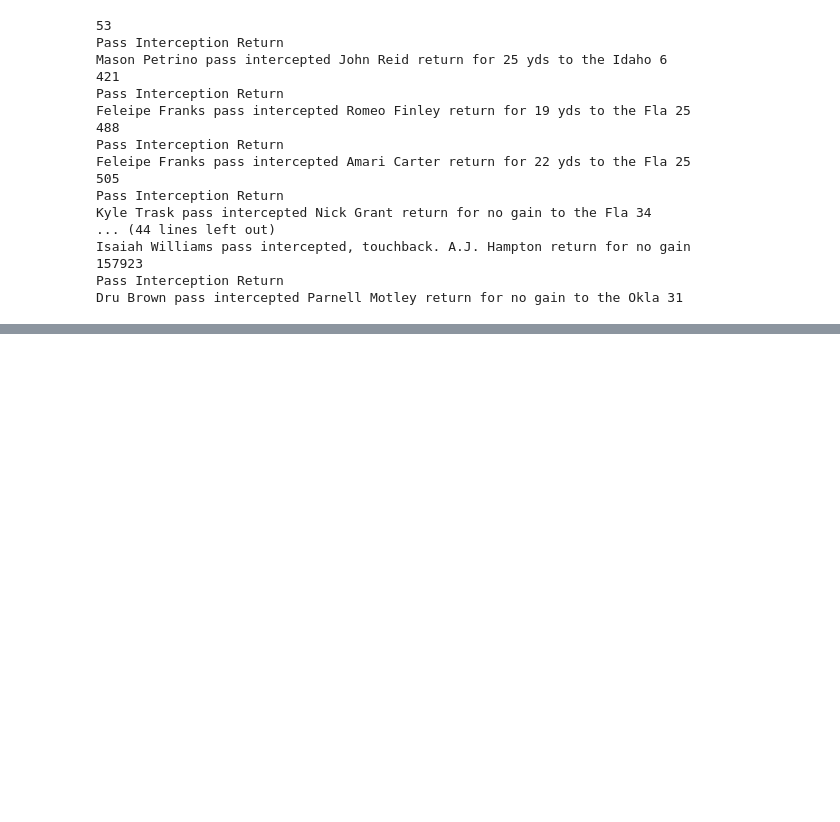
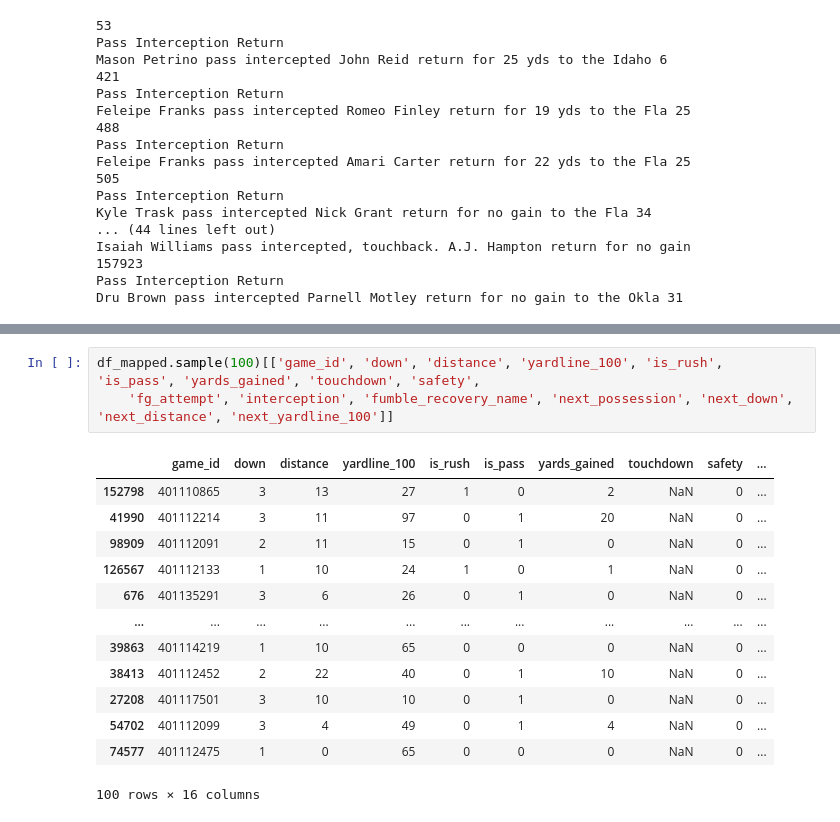
Before and after one commit to kobzajj/cfb-analytics, a Jupyter notebook: ad_hoc_analysis/2019_pbp_analysis.ipynb, the cells around one changed output, grey strips where cells are left out. Cells and saved outputs as stored; diff of their text form; blank space fills up the shorter version.

```diff
--- a/ad_hoc_analysis/2019_pbp_analysis.ipynb
+++ b/ad_hoc_analysis/2019_pbp_analysis.ipynb
@@ -273,0 +282,17 @@ df_mapped[df_mapped['interception'].notna()].head(10)
+# %%
+df_mapped.sample(100)[['game_id', 'down', 'distance', 'yardline_100', 'is_rush', 'is_pass', 'yards_gained', 'touchdown', 'safety',
+    'fg_attempt', 'interception', 'fumble_recovery_name', 'next_possession', 'next_down', 'next_distance', 'next_yardline_100']]
+# %% [output]
+|  | game_id | down | distance | yardline_100 | is_rush | is_pass | yards_gained | touchdown | safety | ... |
+| 152798 | 401110865 | 3 | 13 | 27 | 1 | 0 | 2 | NaN | 0 | ... |
+| 41990 | 401112214 | 3 | 11 | 97 | 0 | 1 | 20 | NaN | 0 | ... |
+| 98909 | 401112091 | 2 | 11 | 15 | 0 | 1 | 0 | NaN | 0 | ... |
+| 126567 | 401112133 | 1 | 10 | 24 | 1 | 0 | 1 | NaN | 0 | ... |
+| 676 | 401135291 | 3 | 6 | 26 | 0 | 1 | 0 | NaN | 0 | ... |
+| ... | ... | ... | ... | ... | ... | ... | ... | ... | ... | ... |
+| 39863 | 401114219 | 1 | 10 | 65 | 0 | 0 | 0 | NaN | 0 | ... |
+| 38413 | 401112452 | 2 | 22 | 40 | 0 | 1 | 10 | NaN | 0 | ... |
+| 27208 | 401117501 | 3 | 10 | 10 | 0 | 1 | 0 | NaN | 0 | ... |
+| 54702 | 401112099 | 3 | 4 | 49 | 0 | 1 | 4 | NaN | 0 | ... |
+| 74577 | 401112475 | 1 | 0 | 65 | 0 | 0 | 0 | NaN | 0 | ... |
+100 rows × 16 columns
```
Also changed, not shown: parts of 12 cells of this notebook, 5 other files.
